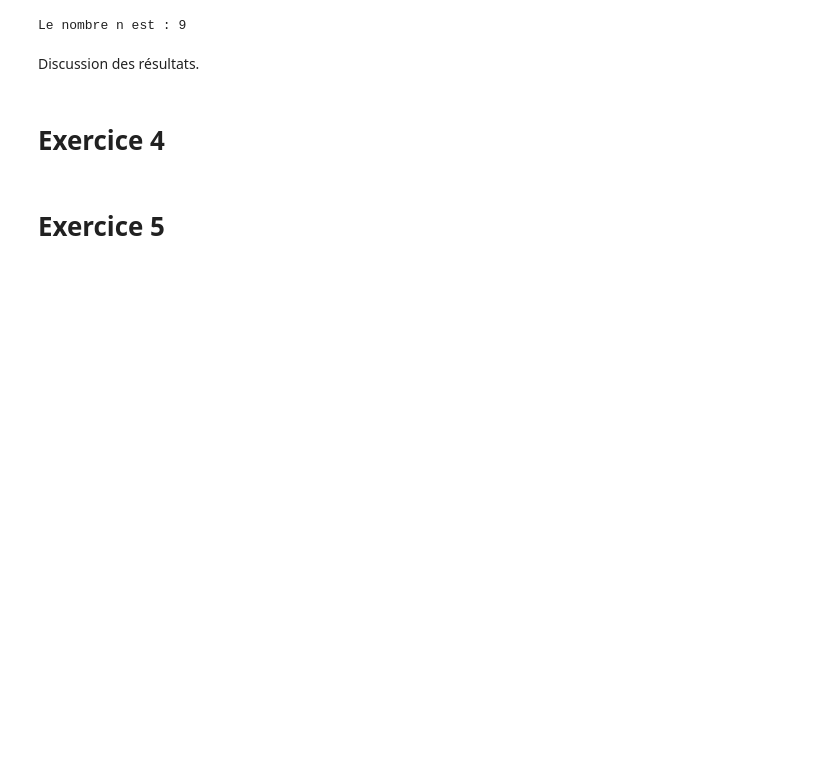
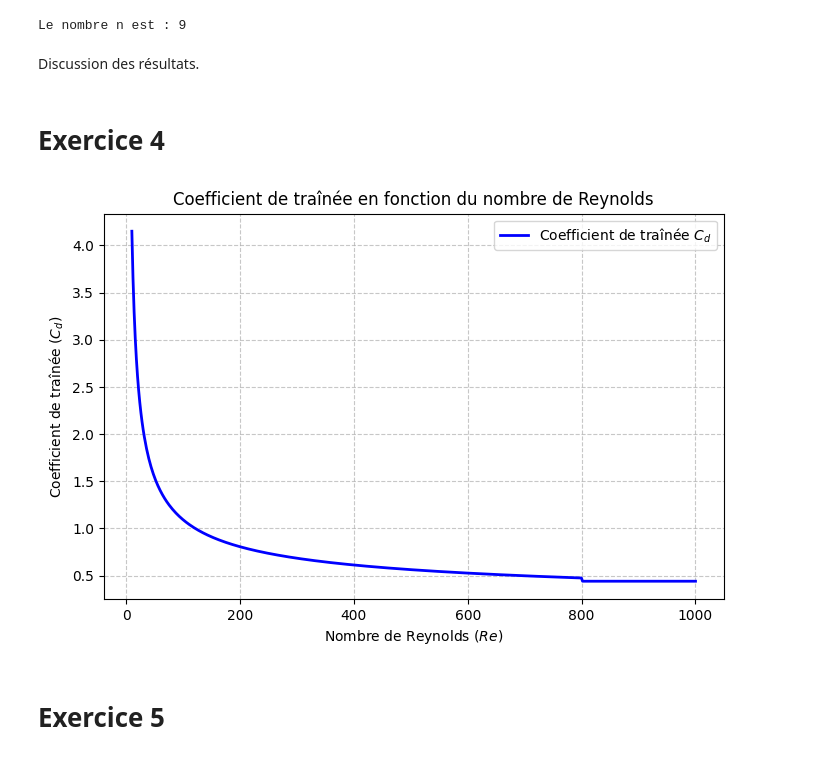
Before and after one commit to Robert56s/MTH2210A, a Jupyter notebook: RapportLab1.ipynb, the cells around one changed output. Drawn from its saved outputs; the diff is of its cells as text; code cells hidden in the pictures; blank space fills up the shorter version.

```diff
--- a/RapportLab1.ipynb
+++ b/RapportLab1.ipynb
@@ -145,8 +146,41 @@ Discussion des résultats.
 # Exercice 4
 # %%
 # Calculs
+
+# (a)
+def Cd(Re):
+    if Re < 0.1:
+        return 24/Re
+    elif Re >= 0.1 and Re < 800:
+        return 24/Re * (1 + 0.15*Re**0.687)
+    elif Re >= 800:
+        return 0.44
 # %%
 # Résultats
+
+# 1. Créer un tableau de valeurs pour le nombre de Reynolds (Re) entre 10 et 1000
+# On utilise 500 points pour s'assurer que la courbe soit bien lisse
+Re_valeurs = np.linspace(10, 1000, 500)
+
+# 2. Calculer les valeurs de Cd correspondantes
+# On boucle sur chaque valeur de Re pour la passer dans votre fonction Cd(Re)
+Cd_valeurs = [Cd(re) for re in Re_valeurs]
+
+# 3. Créer et configurer le graphe
+plt.figure(figsize=(8, 5))
+plt.plot(Re_valeurs, Cd_valeurs, label='Coefficient de traînée $C_d$', color='blue', linewidth=2)
+
+# 4. Ajouter les labels, le titre et la grille pour un rendu scientifique
+plt.xlabel('Nombre de Reynolds ($Re$)')
+plt.ylabel('Coefficient de traînée ($C_d$)')
+plt.title('Coefficient de traînée en fonction du nombre de Reynolds')
+plt.grid(True, linestyle='--', alpha=0.7)
+plt.legend()
+
+# 5. Afficher le graphe
+plt.show()
+# %% [output]
+[figure, added]
 # %% [markdown]
 # Exercice 5
 # %%
```
Also changed, not shown: parts of 8 cells of this notebook.
